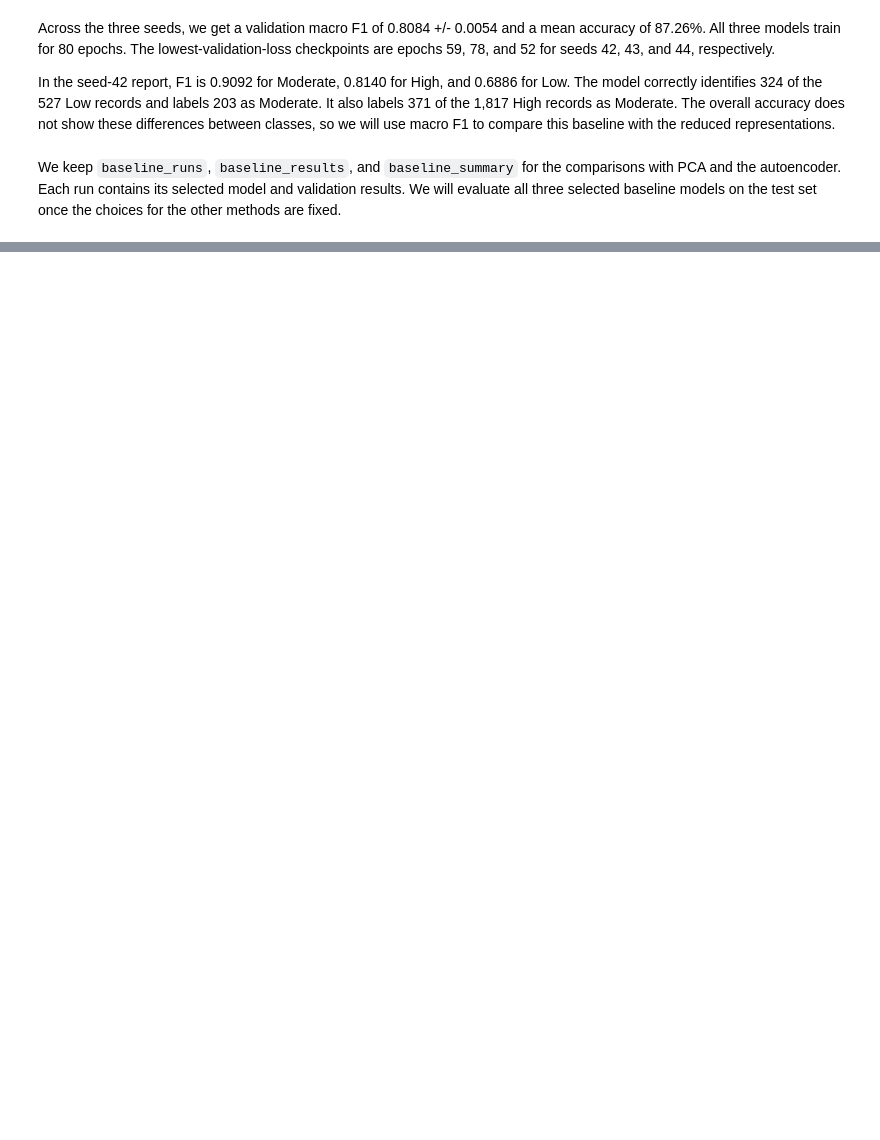
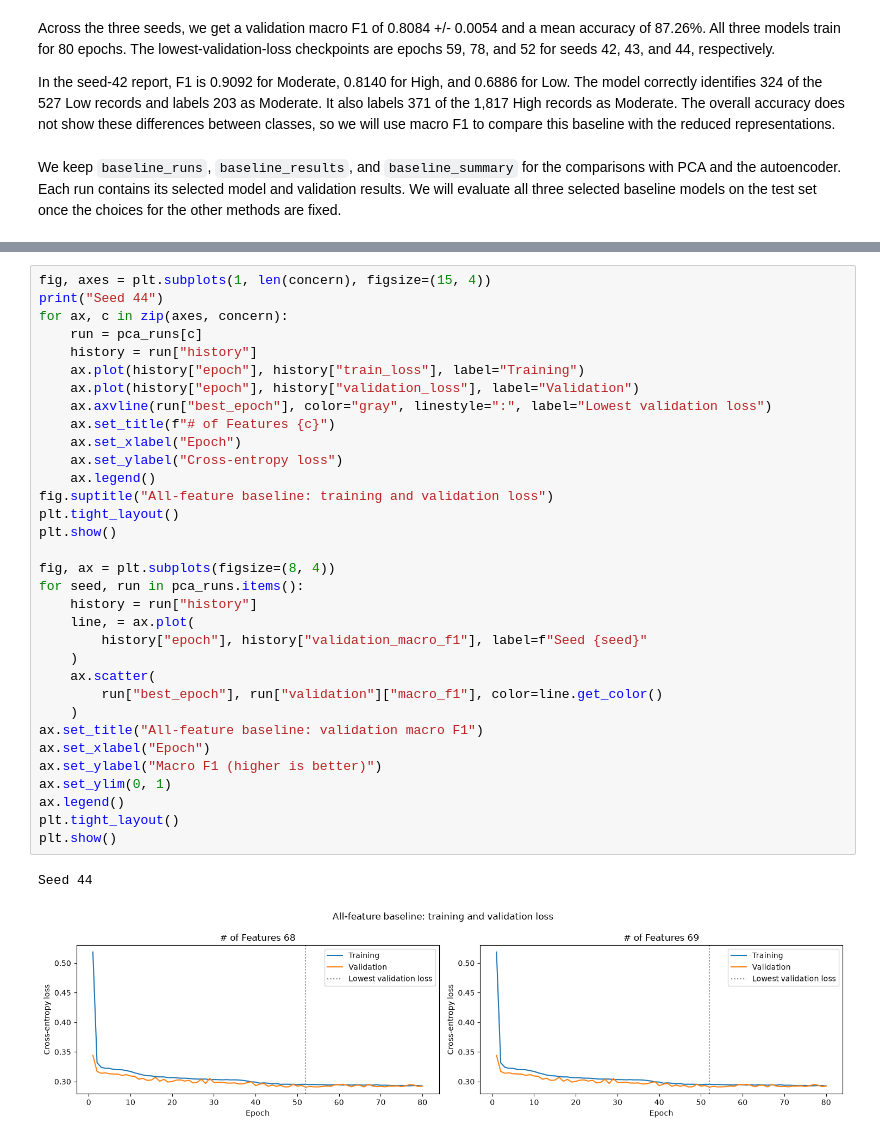
Before and after one commit to Gabriel-Labariento/csci114, a Jupyter notebook: lab2/lab2.ipynb, the cells around one changed output, grey strips where cells are left out. Saved outputs shown, nothing was run; the diff lists cells and outputs as text; blank space fills up the shorter version.

```diff
--- a/lab2/lab2.ipynb
+++ b/lab2/lab2.ipynb
@@ -794,0 +898,36 @@ Device: CPU; PyTorch threads: 1
+# %%
+fig, axes = plt.subplots(1, len(concern), figsize=(15, 4))
+print("Seed 44")
+for ax, c in zip(axes, concern):
+    run = pca_runs[c]
+    history = run["history"]
+    ax.plot(history["epoch"], history["train_loss"], label="Training")
+    ax.plot(history["epoch"], history["validation_loss"], label="Validation")
+    ax.axvline(run["best_epoch"], color="gray", linestyle=":", label="Lowest validation loss")
+    ax.set_title(f"# of Features {c}")
+    ax.set_xlabel("Epoch")
+    ax.set_ylabel("Cross-entropy loss")
+    ax.legend()
+fig.suptitle("All-feature baseline: training and validation loss")
+plt.tight_layout()
+plt.show()
+
+fig, ax = plt.subplots(figsize=(8, 4))
+for seed, run in pca_runs.items():
+    history = run["history"]
+    line, = ax.plot(
+        history["epoch"], history["validation_macro_f1"], label=f"Seed {seed}"
+    )
+    ax.scatter(
+        run["best_epoch"], run["validation"]["macro_f1"], color=line.get_color()
+    )
+ax.set_title("All-feature baseline: validation macro F1")
+ax.set_xlabel("Epoch")
+ax.set_ylabel("Macro F1 (higher is better)")
+ax.set_ylim(0, 1)
+ax.legend()
+plt.tight_layout()
+plt.show()
+# %% [output]
+Seed 44
+[figure, added]
```
Also changed, not shown: parts of 12 cells of this notebook.
